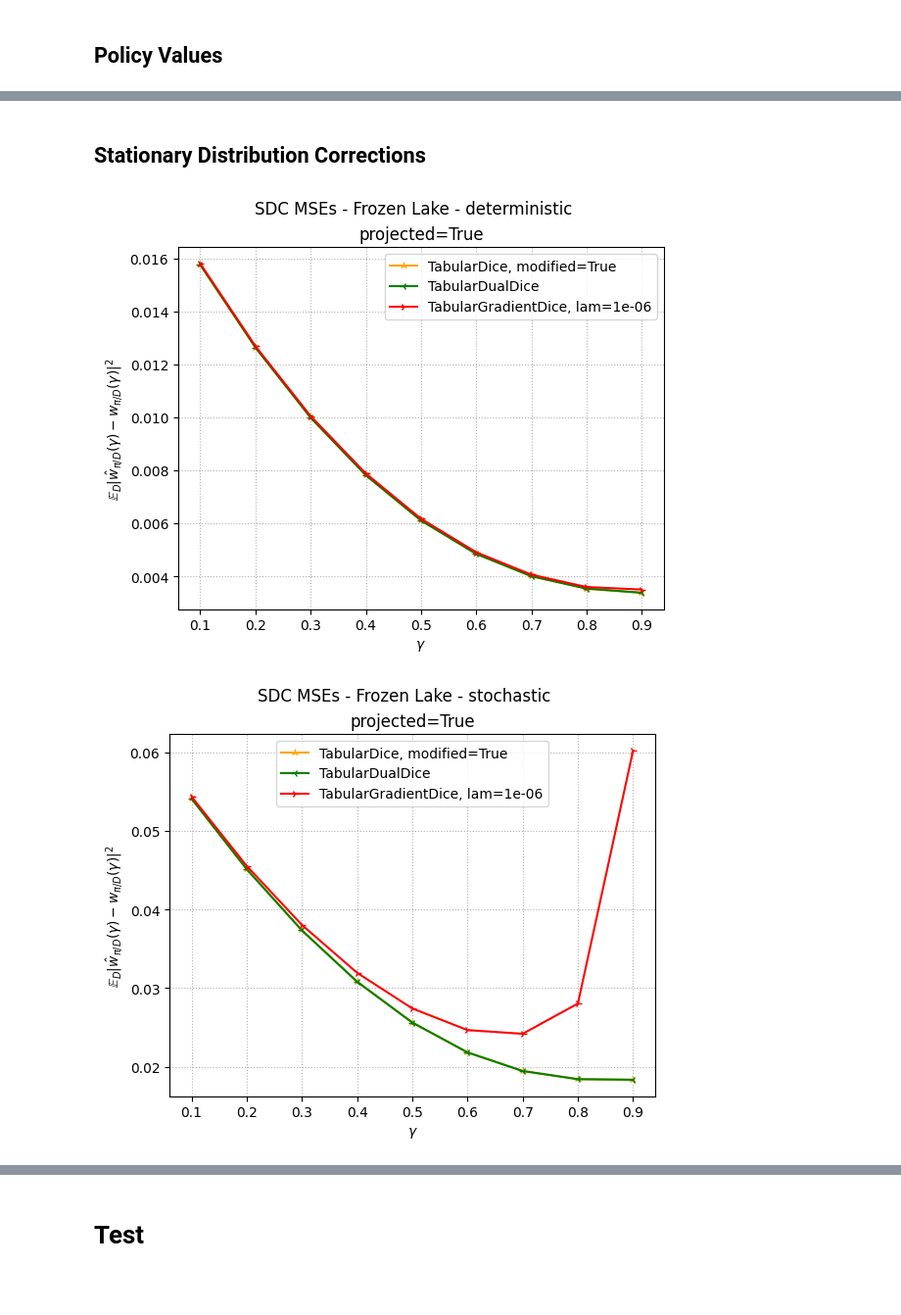
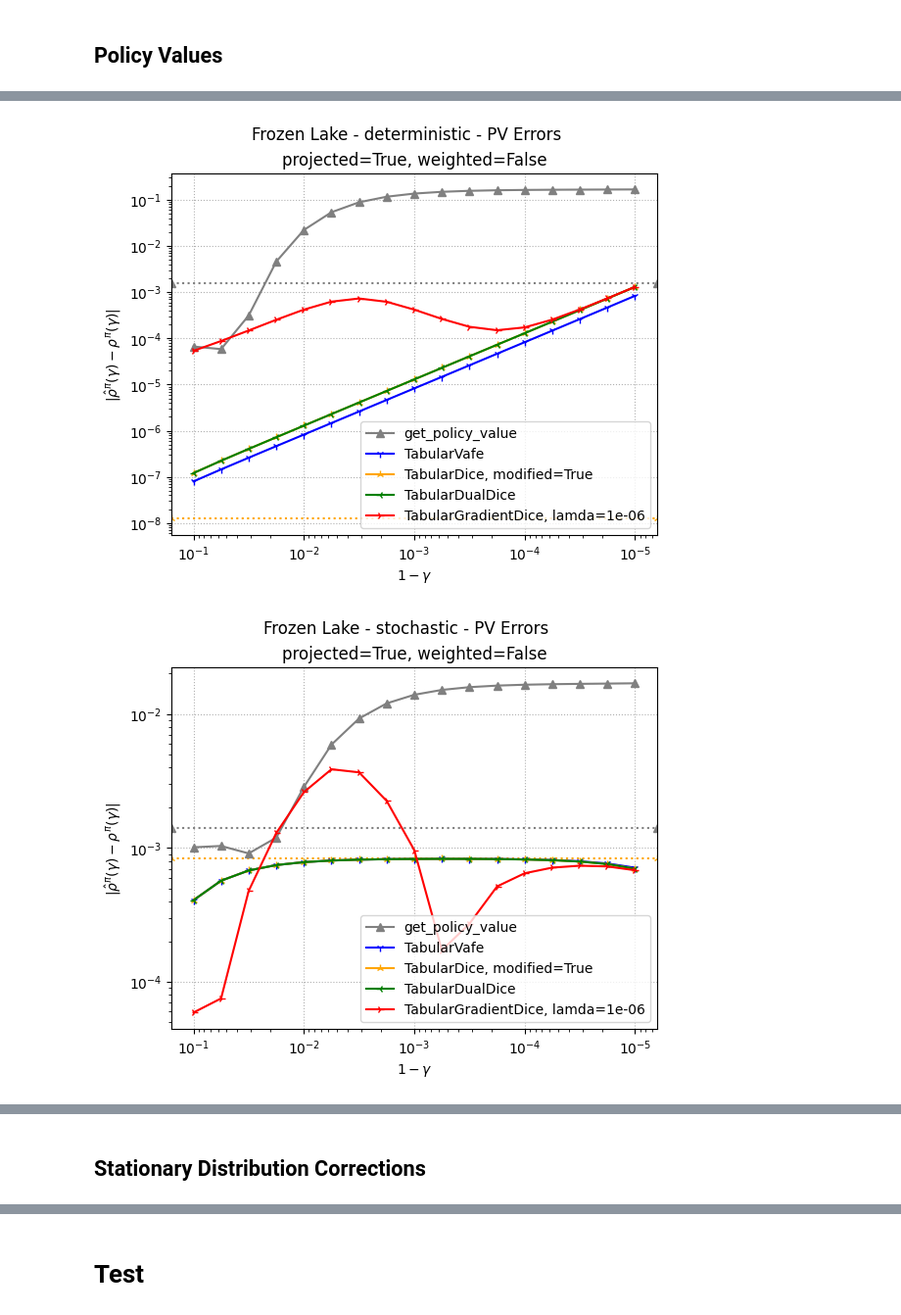
Before and after one commit to MrWhiteRichard/dice_rl_sepsis, a Jupyter notebook: results_frozenlake.ipynb, the cells around one changed output, grey strips where cells are left out. Shown at 98% size. Saved outputs shown, nothing was run; the diff lists cells and outputs as text; code cells hidden in the pictures; blank space fills up the shorter version.

```diff
--- a/results_frozenlake.ipynb
+++ b/results_frozenlake.ipynb
@@ -64,3 +37,0 @@ for k in K:
-# %%
-for k in K:
-    get_evaluation_policy_value[k].__name__ = "OnPE evaluation"
@@ -560,0 +434,7 @@ for k in K:
+# %%
+for weighted in [False, True]:
+    for kind in kinds:
+        plot_pvs_frozenlake(kind, weighted, errors=True)
+# %% [output]
+[figure, added]
+[figure, added]
@@ -648,6 +444,0 @@ def plot_sdc_errors_wrapped_2(k):
-# %%
-for k in K:
-    plot_sdc_errors_wrapped_1(k)
-# %% [output]
-[figure, removed]
-[figure, removed]
```
Also changed, not shown: parts of 61 cells of this notebook, 4 other files.
